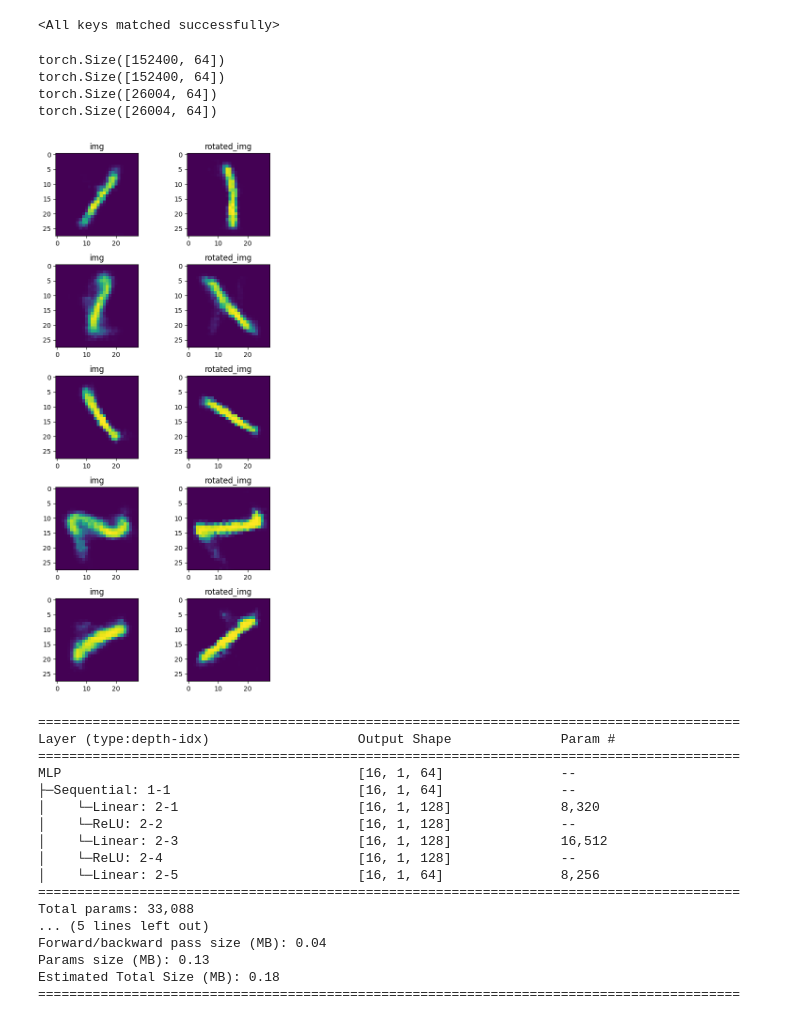
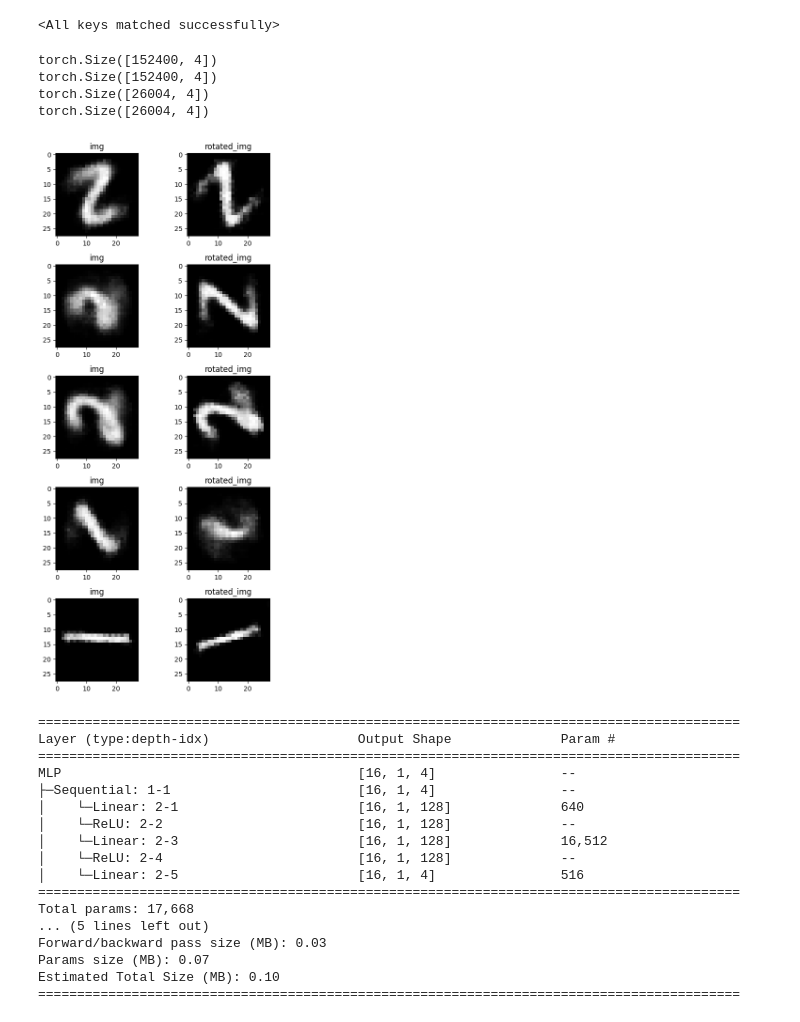
Before and after one commit to PritK99/symmetry, a Jupyter notebook: task2.ipynb, the cells around one changed output. Cells and saved outputs as stored; diff of their text form; code cells hidden in the pictures.

```diff
--- a/task2.ipynb
+++ b/task2.ipynb
@@ -76,7 +76,7 @@ class VAE(nn.Module):
 device = torch.device("cuda" if torch.cuda.is_available() else "cpu")
 print(f"Using device {device}")
 
-latent_dim = 64
+latent_dim = 4
 vae = VAE(latent_dim)
 vae = vae.to(device)
 vae_model_path = "task1_results/best_model.pt"
@@ -151,10 +151,10 @@ if not (os.path.exists("data/train_rotated_latents.pt") and os.path.exists("data
 else:
     print("Dataset already exists")
 # %% [output]
-torch.Size([152400, 64])
-torch.Size([152400, 64])
-torch.Size([26004, 64])
-torch.Size([26004, 64])
+torch.Size([152400, 4])
+torch.Size([152400, 4])
+torch.Size([26004, 4])
+torch.Size([26004, 4])
 # %%
 train_data_pt = torch.load('data/train_rotated_latents.pt')
 images = train_data_pt['img_latents']
@@ -175,36 +175,36 @@ test_dataloader = DataLoader(test_data, batch_size=batch_size, shuffle=False, pi
 logvar = torch.zeros_like(train_data[0][0])
 std = torch.exp(0.5 * logvar)
 std = std.to(device)
 
 fig, axes = plt.subplots(5, 2, figsize=(6, 12))
 
 i = 0
 vae.eval()
 with torch.no_grad():
     for latent, rotated_latent in train_data:
         latent = latent.to(device)
         rotated_latent = rotated_latent.to(device)
 
         eps = torch.randn_like(std)
         z1 = latent + eps * std
         z2 = rotated_latent + eps * std
 
         img = vae.decoder(z1.unsqueeze(0))
         rotated_img = vae.decoder(z2.unsqueeze(0))
 
-        axes[i, 0].imshow(img.squeeze(0).squeeze(0).cpu())
+        axes[i, 0].imshow(img.squeeze(0).squeeze(0).cpu(), cmap="gray")
         axes[i, 0].set_title("img")
-        axes[i, 1].imshow(rotated_img.squeeze(0).squeeze(0).cpu())
+        axes[i, 1].imshow(rotated_img.squeeze(0).squeeze(0).cpu(), cmap="gray")
         axes[i, 1].set_title("rotated_img")
 
         i += 1
         if (i == 5):
             break
 
 plt.tight_layout()
 plt.show()
 # %% [output]
-[figure, old version]
+[figure, new version]
 # %%
 class MLP(nn.Module):
     def __init__(self, latent_dim):
@@ -325,28 +325,28 @@ def train(num_epochs, model, vae, train_dataloader, test_dataloader, loss_func,
 
     return train_losses, test_losses
 # %%
-latent_dim = 64
+latent_dim = 4
 mlp = MLP(latent_dim)
 mlp = mlp.to(device)
 
-summary(mlp, (16, 1, 64))
+summary(mlp, (16, 1, 4))
 # %% [output]
 ==========================================================================================
 Layer (type:depth-idx)                   Output Shape              Param #
 ==========================================================================================
-MLP                                      [16, 1, 64]               --
-├─Sequential: 1-1                        [16, 1, 64]               --
-│    └─Linear: 2-1                       [16, 1, 128]              8,320
+MLP                                      [16, 1, 4]                --
+├─Sequential: 1-1                        [16, 1, 4]                --
+│    └─Linear: 2-1                       [16, 1, 128]              640
 │    └─ReLU: 2-2                         [16, 1, 128]              --
 │    └─Linear: 2-3                       [16, 1, 128]              16,512
 │    └─ReLU: 2-4                         [16, 1, 128]              --
-│    └─Linear: 2-5                       [16, 1, 64]               8,256
+│    └─Linear: 2-5                       [16, 1, 4]                516
 ==========================================================================================
-Total params: 33,088
+Total params: 17,668
 ... (5 lines left out)
-Forward/backward pass size (MB): 0.04
-Params size (MB): 0.13
-Estimated Total Size (MB): 0.18
+Forward/backward pass size (MB): 0.03
+Params size (MB): 0.07
+Estimated Total Size (MB): 0.10
 ==========================================================================================
 # %%
 os.makedirs("task2_results", exist_ok=True)
```
Also changed, not shown: parts of 2 cells of this notebook, 2 other files.
